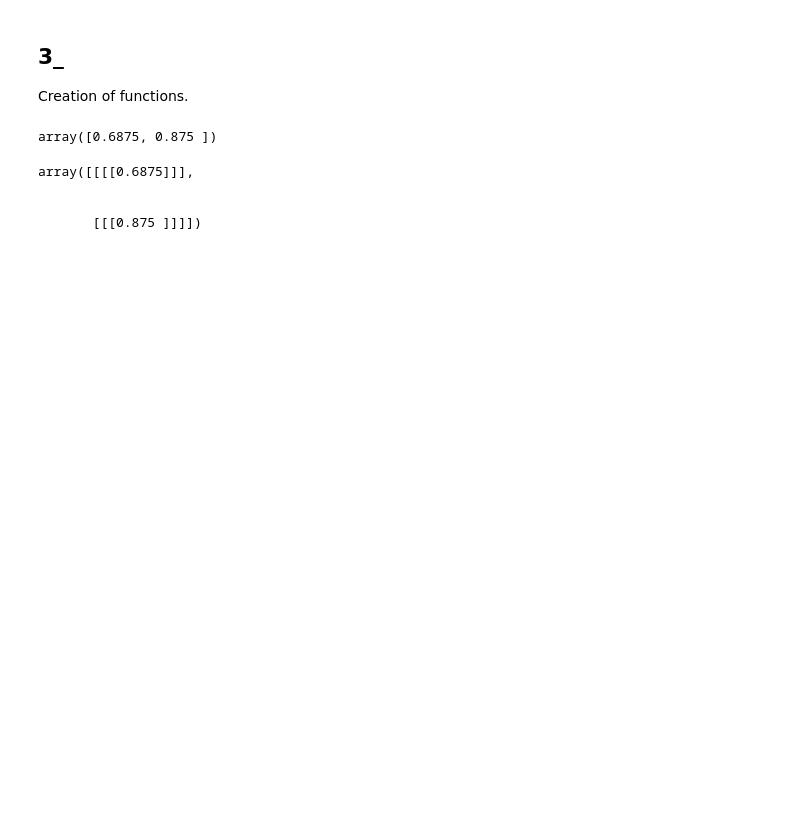
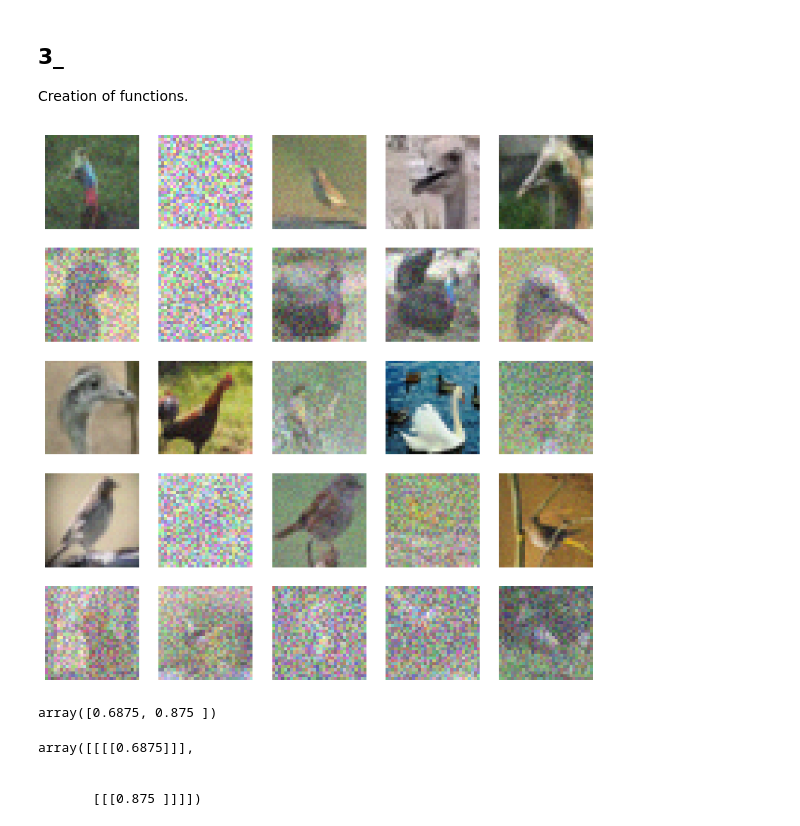
Before and after one commit to CogitoNTNU/DiffusionModel, a Jupyter notebook: Baris-DiffusionModel.ipynb, the cells around one changed output. Saved outputs shown, nothing was run; the diff lists cells and outputs as text; code cells hidden in the pictures; blank space fills up the shorter version.

```diff
--- a/Baris-DiffusionModel.ipynb
+++ b/Baris-DiffusionModel.ipynb
@@ -114,28 +113,33 @@ Creation of functions.
 # %%
 def forward_noise(x, t):
     """_summary_
 
     Args:
         x (_type_): images shape (n_images, channels, 32, 32)
         t (_type_): how
 
     Returns:
         _type_: _description_
     """
     a = time_bar[t]      # base on t
     b = time_bar[t + 1]  # image for t + 1
 
-    # create random noise with the same shape as x
     noise = np.random.random(x.shape)
-    print(noise)
     a = a.reshape((-1, 1, 1, 1))
     b = b.reshape((-1, 1, 1, 1))
     img_a = x * (1 - a) + noise * a
     img_b = x * (1 - b) + noise * b
     return img_a, img_b
 
 def generate_ts(num):
     return np.random.randint(0, timesteps, size=num)
+
+t = generate_ts(25)             # random for training data
+x, _ = next(iter(trainloader))
+a, b = forward_noise(x[:25], t)
+show_examples(a)
+# %% [output]
+[figure, added]
 # %%
 a = time_bar[[5, 2]]
 a
```
Also changed, not shown: parts of 2 cells of this notebook.
